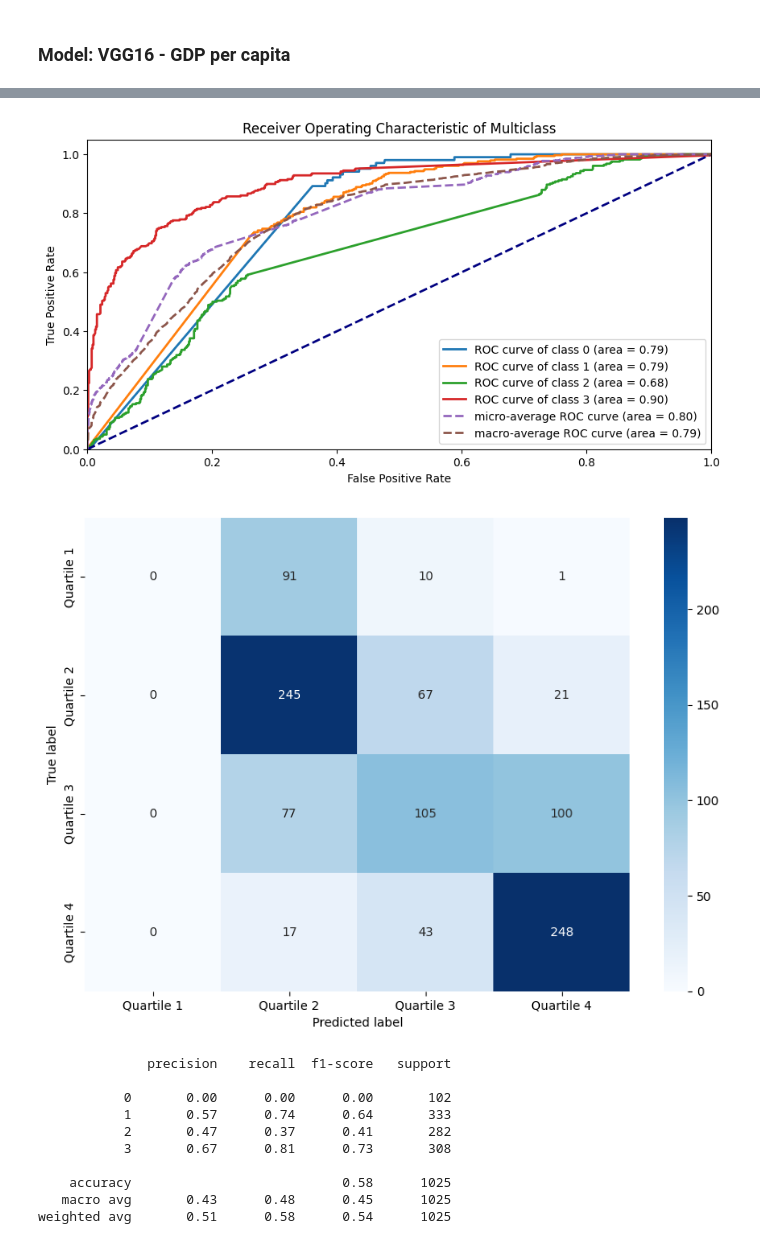
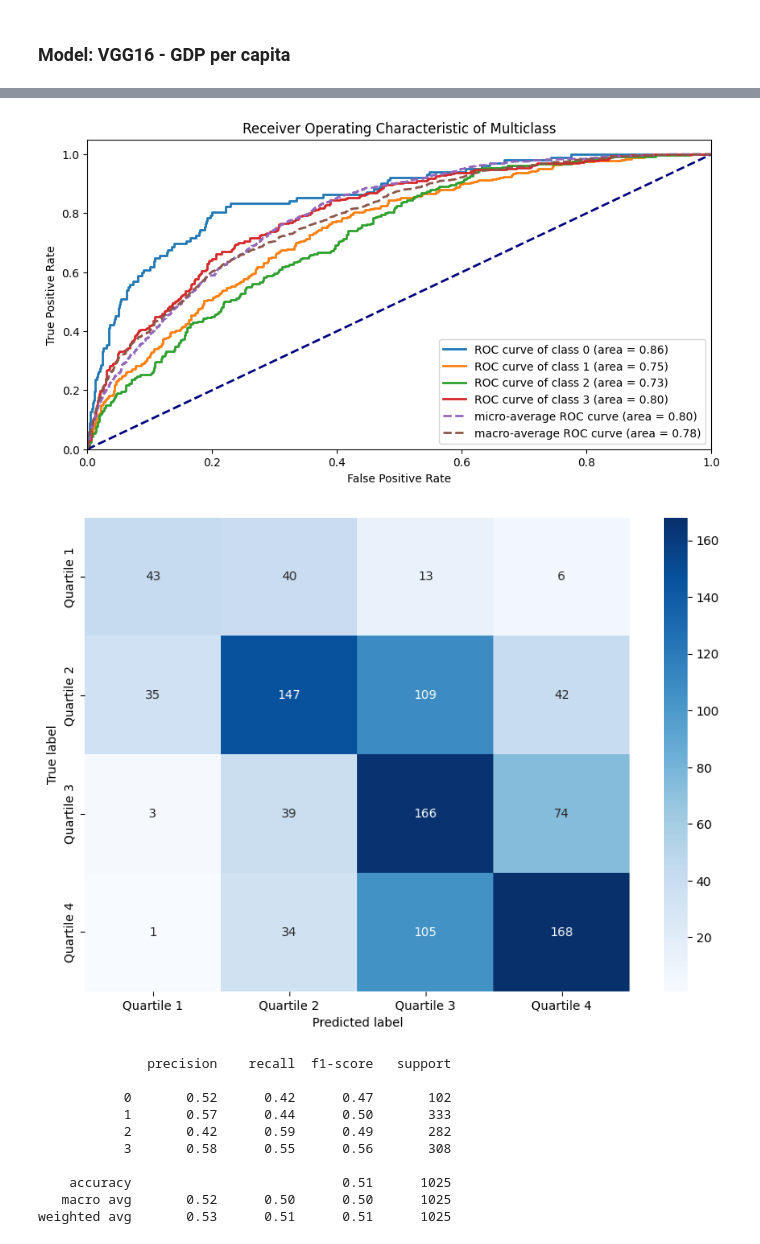
Before and after one commit to DiSanchz/satellite_imagery_econ_indicators, a Jupyter notebook: notebooks/ResNet_GDP.ipynb, the cells around one changed output, grey strips where cells are left out. Saved outputs shown, nothing was run; the diff lists cells and outputs as text; code cells hidden in the pictures.

```diff
--- a/notebooks/ResNet_GDP.ipynb
+++ b/notebooks/ResNet_GDP.ipynb
@@ -94,19 +94,19 @@ basic_bundle.onehot_encode_labels()
 ### Model: VGG16 - GDP per capita
 # %%
 # Eliminar learning rate de vgg.py y pasar el dropout a argumento de método y no de clase
-vgg_model = vgg16_class(input_shape=(500, 500, 3))
+rn_model = rn50_class(input_shape=(500, 500, 3))
 
-vgg_model.load_and_freeze_vgg16()
-vgg_model.enable_dual_input()
-vgg_model.add_dense_layers(dropout_rate=0.25)
-vgg_model.define_and_compile_model()
-vgg_model.fit_model(train_in=[basic_bundle.X_tri, basic_bundle.X_trp], train_tar=basic_bundle.y_train_onehot,
+rn_model.load_and_freeze_rn50()
+rn_model.enable_dual_input()
+rn_model.add_dense_layers(dropout_rate=0.25)
+rn_model.define_and_compile_model()
+rn_model.fit_model(train_in=[basic_bundle.X_tri, basic_bundle.X_trp], train_tar=basic_bundle.y_train_onehot,
                     validation_in=[basic_bundle.X_vai, basic_bundle.X_vap], validation_tar=basic_bundle.y_val_onehot,
                     batch_size=32, epochs=100, es_patience=25)
 
 # Note: if model is on single mode train_in and validation_in should have just one "input" instead of a list of two "inputs"
 
-vgg_model.predict([basic_bundle.X_tei, basic_bundle.X_tep])
+rn_model.predict([basic_bundle.X_tei, basic_bundle.X_tep])
 
 # model Save/Load
 
@@ -146,24 +146,24 @@ plot_acc_loss(vgg_model.fit)
 # %%
 # ROC curves
-plot_ROC(vgg_model.predictions,basic_bundle.y_test_onehot,4)
+plot_ROC(rn_model.predictions,basic_bundle.y_test_onehot,4)
 # %% [output]
-[figure, old version]
+[figure, new version]
 # %%
 # Confusion matrix
-plot_cm(basic_bundle.y_test_onehot,vgg_model.predictions)
+plot_cm(basic_bundle.y_test_onehot,rn_model.predictions)
 # %% [output]
-[figure, old version]
+[figure, new version]
 # %%
 # Clasification report
-print(classification_report(np.argmax(basic_bundle.y_test_onehot, axis=1), np.argmax(vgg_model.predictions, axis=1)))
+print(classification_report(np.argmax(basic_bundle.y_test_onehot, axis=1), np.argmax(rn_model.predictions, axis=1)))
 # %% [output]
               precision    recall  f1-score   support
 
-           0       0.00      0.00      0.00       102
-           1       0.57      0.74      0.64       333
-           2       0.47      0.37      0.41       282
-           3       0.67      0.81      0.73       308
+           0       0.52      0.42      0.47       102
+           1       0.57      0.44      0.50       333
+           2       0.42      0.59      0.49       282
+           3       0.58      0.55      0.56       308
 
-    accuracy                           0.58      1025
-   macro avg       0.43      0.48      0.45      1025
-weighted avg       0.51      0.58      0.54      1025
+    accuracy                           0.51      1025
+   macro avg       0.52      0.50      0.50      1025
+weighted avg       0.53      0.51      0.51      1025
```
Also changed, not shown: parts of 4 cells of this notebook.
